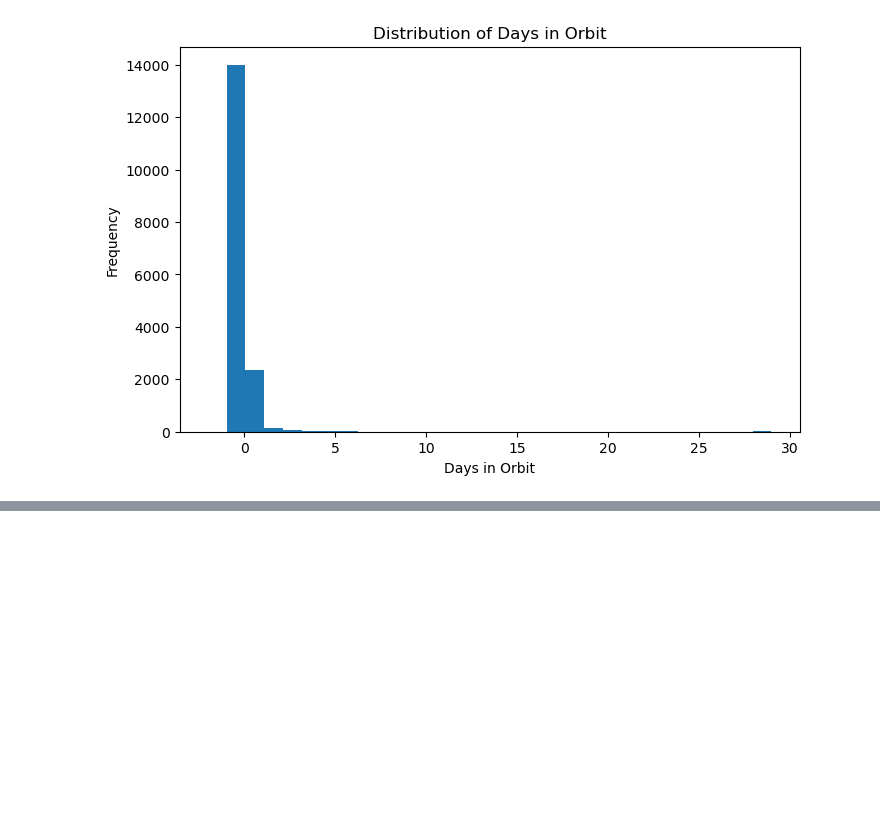
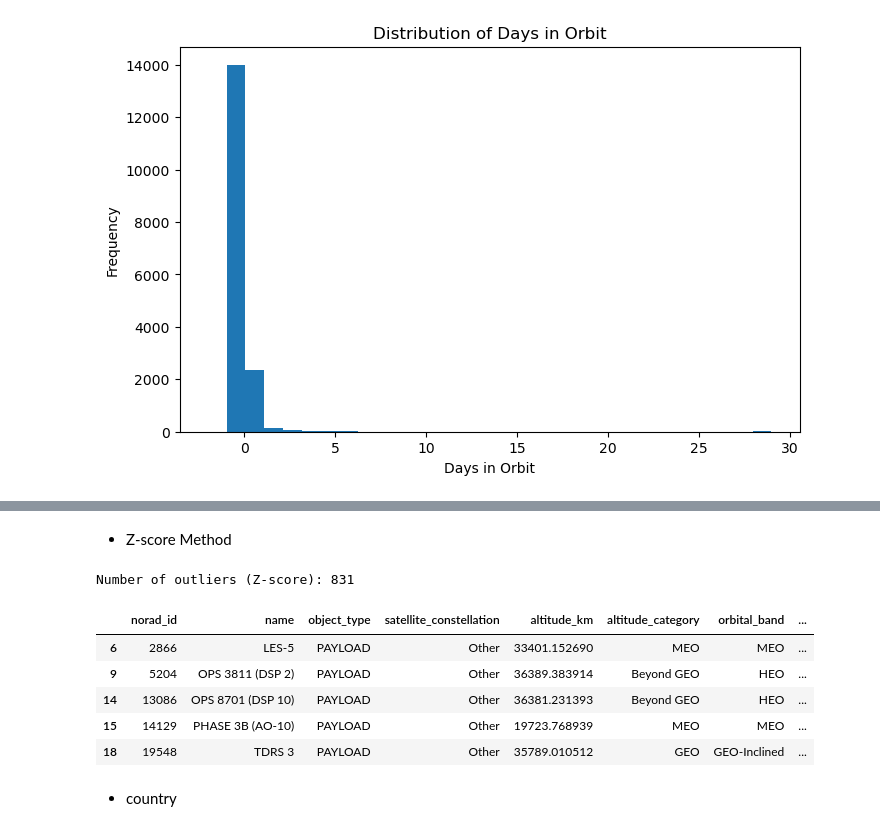
Before and after one commit to ANNADANAMHEMANTHKUMAR/Global-Satellite-Analytics, a Jupyter notebook: notebooks/02_eda.ipynb, the cells around one changed output, grey strips where cells are left out. Saved outputs shown, nothing was run; the diff lists cells and outputs as text; code cells hidden in the pictures; blank space fills up the shorter version.

```diff
--- a/notebooks/02_eda.ipynb
+++ b/notebooks/02_eda.ipynb
@@ -209,0 +234,21 @@ plt.show()
+# %% [markdown]
+- Z-score Method
+# %%
+from scipy.stats import zscore
+
+df["z_score"] = zscore(df["mean_motion"])
+
+outliers_z = df[df["z_score"].abs() > 3]
+
+print("Number of outliers (Z-score):", len(outliers_z))
+outliers_z.head()
+# %% [output]
+Number of outliers (Z-score): 831
+|  | norad_id | name | object_type | satellite_constellation | altitude_km | altitude_category | orbital_band | ... |
+| 6 | 2866 | LES-5 | PAYLOAD | Other | 33401.152690 | MEO | MEO | ... |
+| 9 | 5204 | OPS 3811 (DSP 2) | PAYLOAD | Other | 36389.383914 | Beyond GEO | HEO | ... |
+| 14 | 13086 | OPS 8701 (DSP 10) | PAYLOAD | Other | 36381.231393 | Beyond GEO | HEO | ... |
+| 15 | 14129 | PHASE 3B (AO-10) | PAYLOAD | Other | 19723.768939 | MEO | MEO | ... |
+| 18 | 19548 | TDRS 3 | PAYLOAD | Other | 35789.010512 | GEO | GEO-Inclined | ... |
+# %% [markdown]
+- country
```
Also changed, not shown: parts of 10 cells of this notebook, 1 other file.
